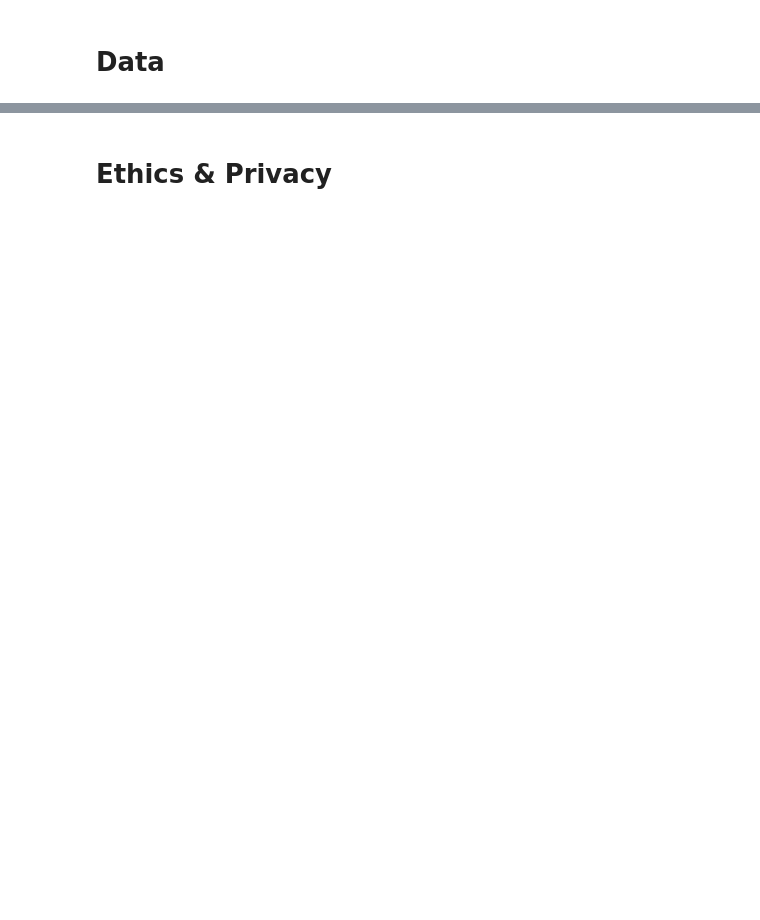
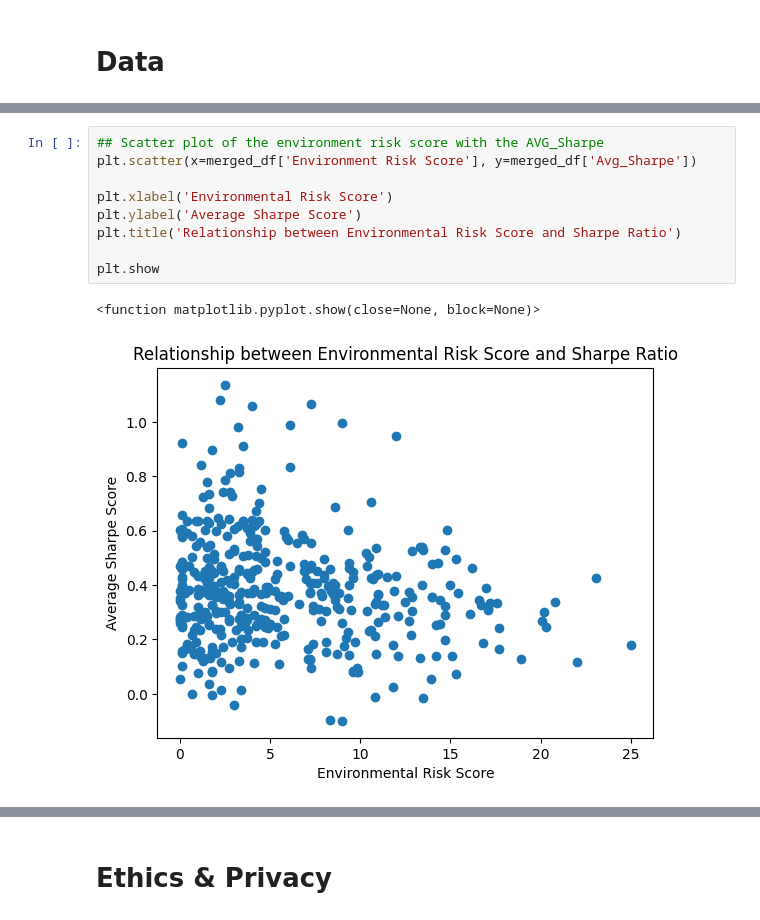
Before and after one commit to navanni/WI25_Portfolio, a Jupyter notebook: FinalProject_Group145_WI25.ipynb, the cells around one changed output, grey strips where cells are left out. Saved outputs shown, nothing was run; the diff lists cells and outputs as text; blank space fills up the shorter version.

```diff
--- a/FinalProject_Group145_WI25.ipynb
+++ b/FinalProject_Group145_WI25.ipynb
@@ -120,0 +540,12 @@ Some more words and stuff.  Remember notebooks work best if you interleave the c
+# %%
+## Scatter plot of the environment risk score with the AVG_Sharpe
+plt.scatter(x=merged_df['Environment Risk Score'], y=merged_df['Avg_Sharpe'])
+
+plt.xlabel('Environmental Risk Score')
+plt.ylabel('Average Sharpe Score')
+plt.title('Relationship between Environmental Risk Score and Sharpe Ratio')
+
+plt.show
+# %% [output]
+<function matplotlib.pyplot.show(close=None, block=None)>
+[figure, added]
```
Also changed, not shown: parts of 79 cells of this notebook, 1 other file.
